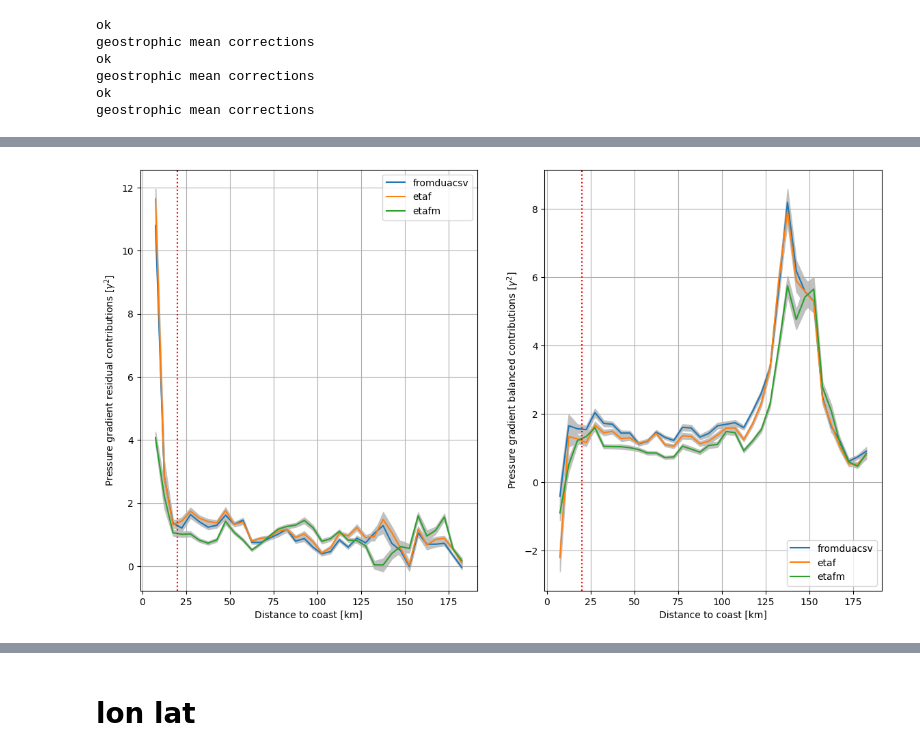
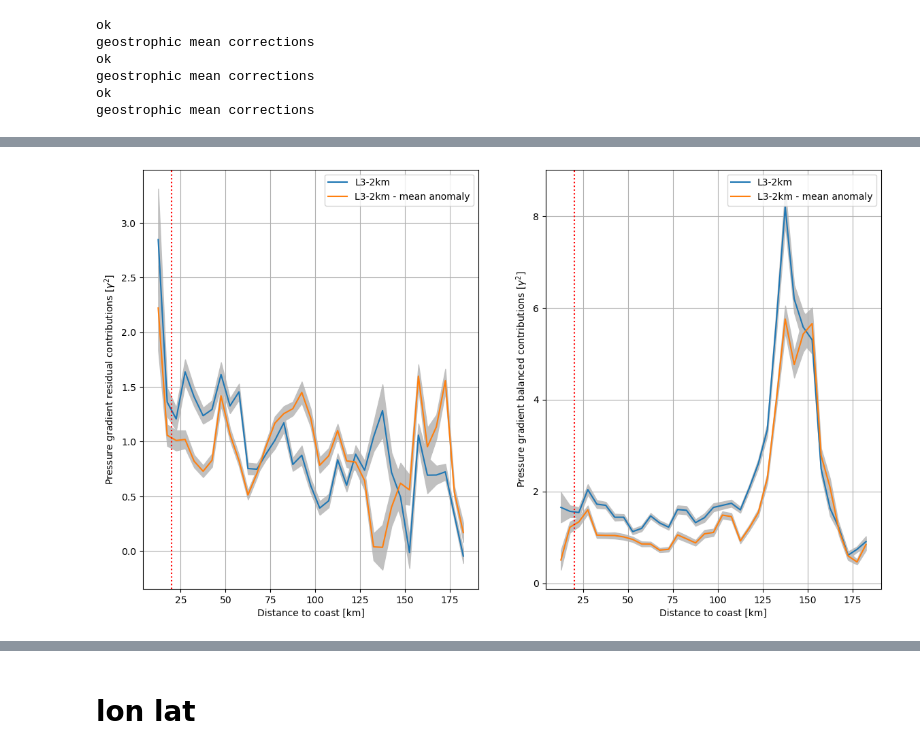
Before and after one commit to margot-demol/med_analysis, a Jupyter notebook: 10_swot_capabilities_diags/28_mean_sla.ipynb, the cells around one changed output, grey strips where cells are left out. Cells and saved outputs as stored; diff of their text form; code cells hidden in the pictures.

Commit message:
assessment figures

```diff
--- a/10_swot_capabilities_diags/28_mean_sla.ipynb
+++ b/10_swot_capabilities_diags/28_mean_sla.ipynb
@@ -115,4 +115,4 @@ geostrophic mean corrections
 # %% [markdown]
 # Temporal binned
 # %%
-dsg
+DS['id_comb'] = ['L3-2km', 'L3-2km-filtered', 'L3-2km - mean anomaly']
@@ -182,7 +163,7 @@ for c in DS.id_comb :
     dtc_bins = np.arange(0, 200e3, 5e3)
     df['dtc_cut'] = pd.cut(df['distance_to_coast'], dtc_bins, labels=(dtc_bins[1:] + dtc_bins[:-1])/2)
     dsdtc = compute_mean_square_groupby(df, groupby = 'dtc_cut', dirname = ('e', 'n'), compute_error =compute_error, vars_errors = ['Ex_ggd', 'Ey_ggd'] )
-    dsdtc = dsdtc.where(dsdtc.nb_coloc>0).dropna('dtc_cut')
+    dsdtc = dsdtc.where(dsdtc.nb_coloc>100).dropna('dtc_cut')
     dsdtc['dtc_cut'] = dsdtc.dtc_cut/1000
     dsdtc['id_comb']=c
     D.append(dsdtc)
@@ -214,23 +237,23 @@ ax.legend()
 # %%
 plt.rcParams["axes.edgecolor"] = "k"
 fig, axs = plt.subplots(1, 2, figsize=(14,8), frameon=False)
-for dsdtc in D:
+for dsdtc in [D[0], D[2]]:
     ax=axs[0]
     dsdtc.E_ggd.plot(ax=ax,label = f'{dsdtc.id_comb.values}')
     dsdtc['ser___E_ggd'] = dsdtc.ser__Ee_ggd + dsdtc.ser__En_ggd
     plot_error(dsdtc, 'dtc_cut', 'E_ggd', ax=ax, suf='ser__')
     ax.set_ylabel(r'Pressure gradient residual contributions [$\gamma^2$]')
 
     ax=axs[1]
     dsdtc.B_ggd.plot(ax=ax, label = f'{dsdtc.id_comb.values}')
     dsdtc['ser__B_ggd'] = dsdtc.ser__Be_ggd + dsdtc.ser__Bn_ggd
     plot_error(dsdtc, 'dtc_cut', 'B_ggd', ax=ax, suf='ser__')
     ax.set_ylabel(r'Pressure gradient balanced contributions [$\gamma^2$]')
 
 for ax in axs :
     ax.axvline(20, ls=':',c='r' )
     ax.grid()
     ax.set_xlabel(r'Distance to coast [km]')
     ax.legend()
 # %% [output]
-[figure, old version]
+[figure, new version]
```
Also changed, not shown: parts of 8 cells of this notebook, 37 other files.
